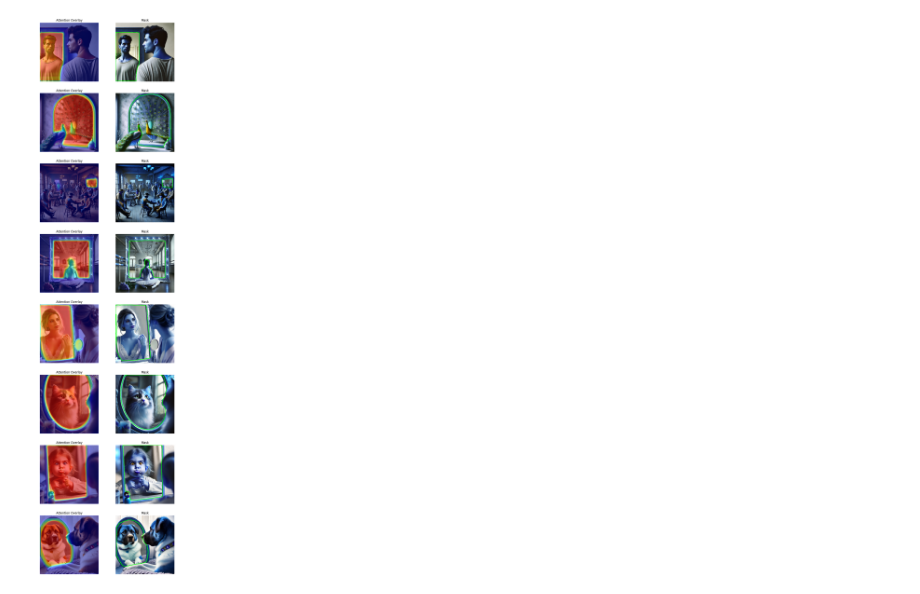
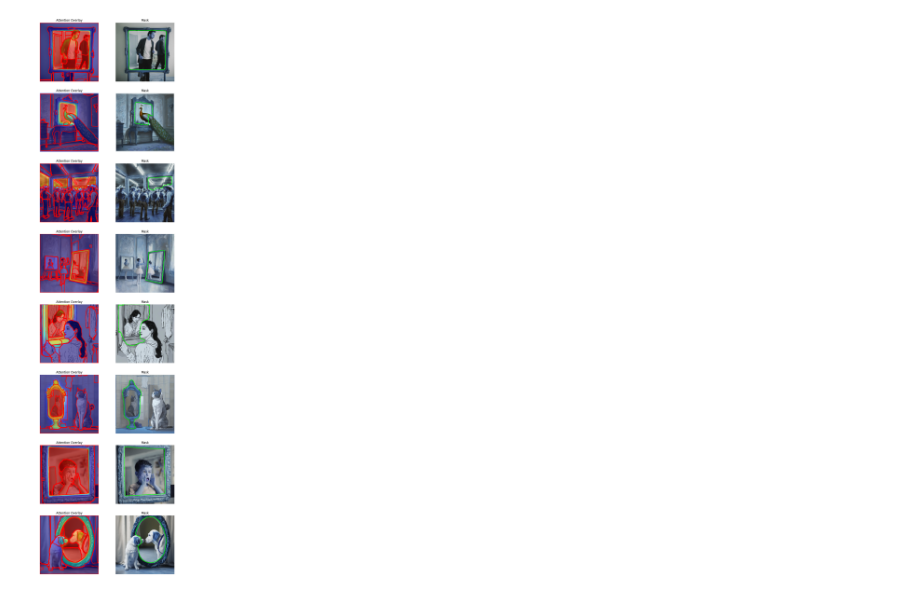
Before and after one commit to OfekBasson/Mirror-Segmentation-Using-LD-ZNet, a Jupyter notebook: testing_scripts/img2mask.ipynb, the cells around one changed output. Cells and saved outputs as stored; diff of their text form; code cells hidden in the pictures.

Commit message:
Made some changes inclusing extracting SAM masks. Have to dive into mirrors refinement (next try - if there is overlap+low heatmap values + in the edge - remove part)

```diff
--- a/testing_scripts/img2mask.ipynb
+++ b/testing_scripts/img2mask.ipynb
@@ -134,3 +140,9 @@ Global Step: 146000
+# %%
+# pipe = StableDiffusionXLPipeline.from_pretrained("stabilityai/stable-diffusion-xl-base-1.0", torch_dtype=torch.float32, use_safetensors=True, variant="fp16")
+# _ = pipe.to(device)
+
+sam_model = sam_model_registry["vit_h"](checkpoint="../checkpoints/sam_vit_h.pth").to(device)
+mask_generator = SamAutomaticMaskGenerator(sam_model)
 # %%
 outdir = "outputs_img2mask/"
 os.makedirs(outdir, exist_ok=True)
@@ -140,6 +152,7 @@ os.makedirs(os.path.join(outdir, "Masks"), exist_ok=True)
 sample_path = os.path.join(outdir)
 os.makedirs(sample_path, exist_ok=True)
 # %%
+# # TODO: Generate images using another model? this one is really poor...
 image_paths = [
     'examples/A man In front of the mirror.jpg',
     'examples/A peacock standing in front of the mirror.jpg',
@@ -148,8 +161,22 @@ image_paths = [
     'examples/A woman admiring herself in a mirror.jpg',
     'examples/A cat staring at its reflection in the mirror.jpg',
     'examples/A child making faces in front of a mirror.jpg',
-    'examples/A dog admiring itself in the mirror.jpg'
+    'examples/A dog admiring itself in the mirror.jpg',
+    'examples/A man adjusting his tie in a mirror.jpg',
+    'examples/A ballerina perfecting posture in front of a mirror.jpg',
+    'examples/A squirrel investigating a small mirror on the ground.jpg',
+    'examples/A child blowing bubbles in front of a mirror.jpg',
+    'examples/A bride checking her dress in a large mirror.jpg',
+    'examples/A teenager taking a selfie in a mirror.jpg',
+    'examples/A man shaving in front of the bathroom mirror.jpg',
+    'examples/A girl putting on jewelry in front of a mirror.jpg',
 ]
+
+for path in image_paths:
+    prompt = path.split('/')[-1].replace('.jpg', '')
+    image = pipe(prompt=prompt, display_option="Display attention map per layer").images[0]
+    image.save(path)
+
 prompt = 'mirror'
 # %%
 num_images = len(image_paths)
@@ -177,31 +204,40 @@ for row, image_path in enumerate(image_paths):
             pred = model.apply_model(init_latent, t, c, sd_features) #, img_c)
 
             pred = torch.sigmoid(pred)
             pred = pred.cpu().permute(0,2,3,1).numpy().squeeze()
 
             output_filename = filename.replace('.jpg', '_'+prompt+'.png')
             heatmap = cv2.applyColorMap((255*pred).astype(np.uint8), cv2.COLORMAP_JET)
 
             pred_scaled = (255 * pred).astype(np.uint8)
             _, binary_mask = cv2.threshold(pred_scaled, 0, 255, cv2.THRESH_BINARY + cv2.THRESH_OTSU)
             contours, _ = cv2.findContours(binary_mask, cv2.RETR_EXTERNAL, cv2.CHAIN_APPROX_SIMPLE)
             largest_contour = max(contours, key=cv2.contourArea) if contours else None
             mask_on_image = init_image_arr.copy()
             if largest_contour is not None:
                 cv2.drawContours(mask_on_image, [largest_contour], -1, (0, 255, 0), 2)
 
+            sam_masks = mask_generator.generate(init_image_arr)
+
             attention_overlay = cv2.addWeighted(heatmap, 0.5, init_image_arr, 0.5, 0)
+            for mask in sam_masks:
+                mask_overlay = (mask['segmentation'] * 255).astype(np.uint8)
+                contours, _ = cv2.findContours(mask_overlay, cv2.RETR_EXTERNAL, cv2.CHAIN_APPROX_SIMPLE)
+                cv2.drawContours(attention_overlay, contours, -1, (0, 0, 255), 2)
+
             cv2.imwrite(os.path.join(outdir, 'Visualizations', output_filename), attention_overlay)
             cv2.imwrite(os.path.join(outdir, 'Masks', output_filename), mask_on_image)
+
 
             axes[row][0].imshow(attention_overlay[:, :, ::-1])
             axes[row][0].set_title('Attention Overlay')
             axes[row][0].axis('off')
 
             axes[row][1].imshow(mask_on_image)
             axes[row][1].set_title('Mask')
             axes[row][1].axis('off')
 
+
 plt.show()
 # %% [output]
-[figure, old version]
+[figure, new version]
```
Also changed, not shown: parts of 4 cells of this notebook, 31 other files.
